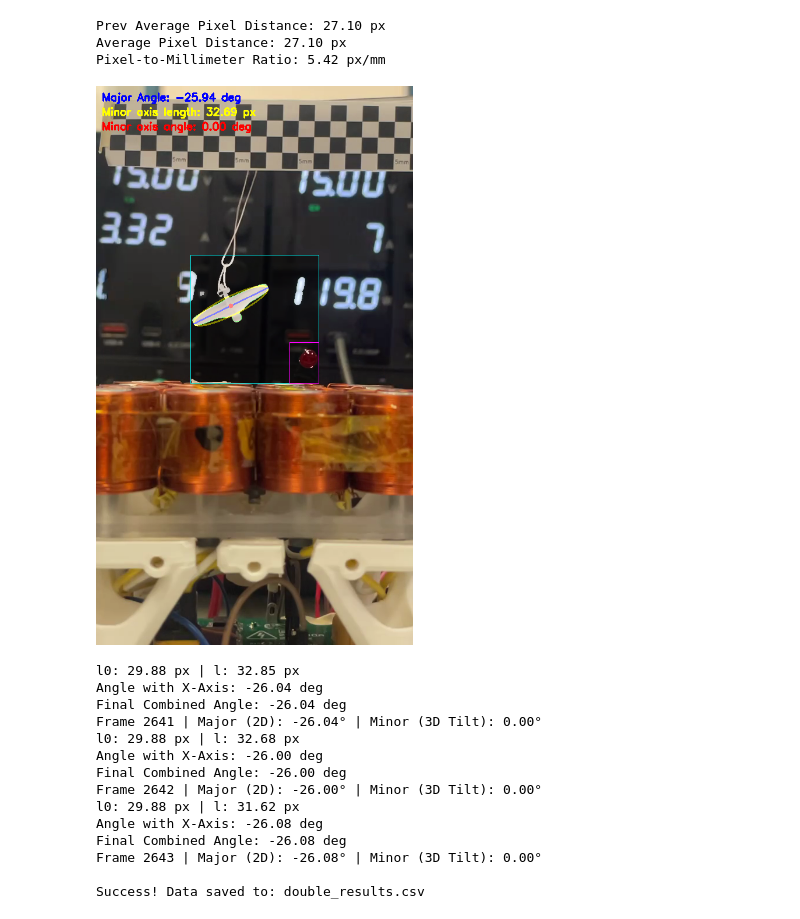
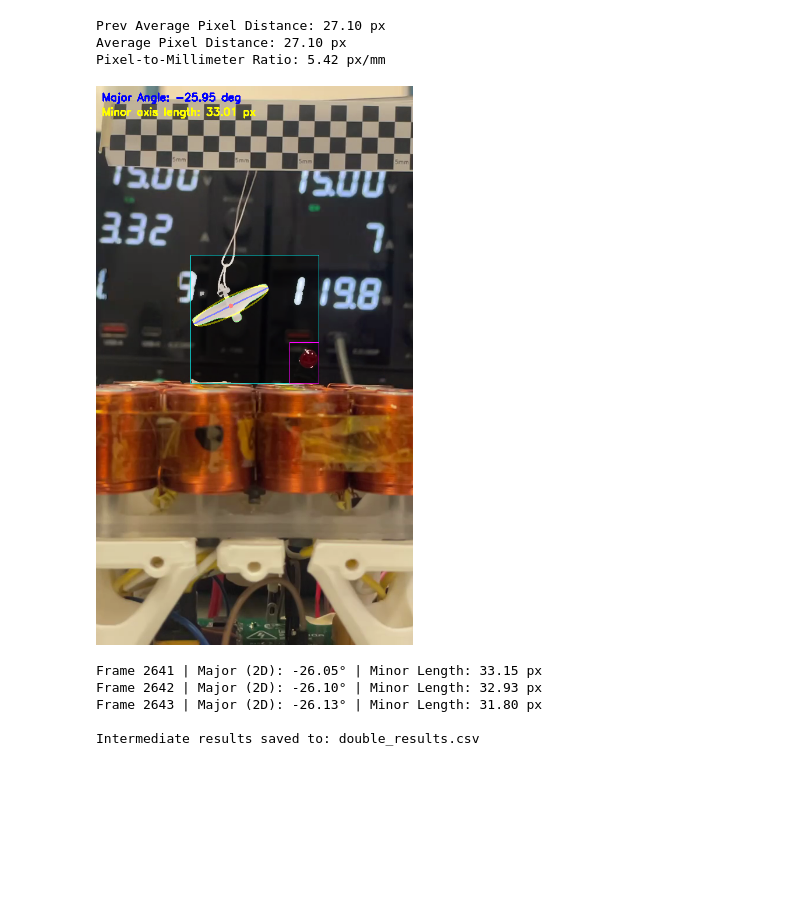
Before and after one commit to YingK8/FlyingRobotsLinLiweiLab, a Jupyter notebook: writeup/double.ipynb, the cells around one changed output. Saved outputs shown, nothing was run; the diff lists cells and outputs as text; code cells hidden in the pictures; blank space fills up the shorter version.

```diff
--- a/writeup/double.ipynb
+++ b/writeup/double.ipynb
@@ -186,7 +186,7 @@ while True:
     prev_brightness = current_brightness
 
     # 3. Disconnect thin strings/sticks using Morphological Opening
-    kernel = cv2.getStructuringElement(cv2.MORPH_ELLIPSE, (13,13))
+    kernel = cv2.getStructuringElement(cv2.MORPH_ELLIPSE, (12,12))
     clean_mask = cv2.morphologyEx(binary, cv2.MORPH_OPEN, kernel)
 
     # 4. Find contours and strictly keep only the largest one
@@ -196,7 +196,7 @@ while True:
         "frame": frame_count, "timestamp_sec": frame_count / fps, "detected": False,
         "line_point_x": None, "line_point_y": None, "line_dir_x": None, "line_dir_y": None,
         "line_angle_deg_major": None, "line_angle_deg_minor": None, "longest_width_px": None,
-        "contour_area_px": None, "final_combined_angle_deg": None
+        "contour_area_px": None, "final_combined_angle_deg": None, "minor_len_px": None
     }
 
     overlay = frame.copy()  # Draw on full frame instead of binary
@@ -234,42 +234,16 @@ while True:
                 proj_minor = np.dot(centered, eigenvectors[1])
 
                 major_len = float(proj_major.max() - proj_major.min())
-                # minor_len = float(proj_minor.max() - proj_minor.min())
+
+                # Use the smallest-side minor length (per your request)
                 minor_len = math.fabs(2 * float(proj_minor.min()))
 
-                # Initialize l0 from the first valid PCA minor-axis length
-                if l0 is None and minor_len > 0:
-                    l0 = float(minor_len)
+                # Store minor length in the per-frame data (CSV will keep this)
+                frame_data["minor_len_px"] = round(float(minor_len), 2)
 
-                # PCA foreshortening tilt from minor axis: theta = acos(l / l0)
-                ratio_minor = min(max(minor_len / l0, 0.0), 1.0) if l0 and l0 > 0 else 1.0
-                angle_rad_minor = math.acos(ratio_minor)
-                angle_deg_minor = math.degrees(angle_rad_minor)
-                print(f"l0: {l0:.2f} px | l: {minor_len:.2f} px")
-
-                # Normalize angles for readable output
+                # Normalize major angle for readable output
                 if angle_deg_major > 90: angle_deg_major -= 180
                 elif angle_deg_major < -90: angle_deg_major += 180
-
-                if angle_deg_minor > 90: angle_deg_minor -= 180
-                elif angle_deg_minor < -90: angle_deg_minor += 180
-
-
-                # Convert degrees to radians for Python's math library
-                rad_major = math.radians(angle_deg_major)
-                rad_tilt = math.radians(angle_deg_minor)
-
-                # 1. Corrected 3D angle with the horizontal left/right axis
-                tan_alpha = math.tan(rad_major) * math.cos(rad_tilt)
-                true_axis_angle = math.degrees(math.atan(tan_alpha))
-
-                # 2. Combined final angle from azimuthal (major axis) and radial (area-based tilt)
-                sin_beta = math.sin(rad_major) * math.cos(rad_tilt)
-                final_combined_angle = math.degrees(math.asin(sin_beta))
-
-                print(f"Angle with X-Axis: {true_axis_angle:.2f} deg")
-                print(f"Final Combined Angle: {final_combined_angle:.2f} deg")
-
 
                 # Convert local crop coordinates to full-frame coordinates
                 cx_full = float(cx_local + x1)
@@ -279,15 +253,11 @@ while True:
                     "detected": True, "line_point_x": round(cx_full, 2), "line_point_y": round(cy_full, 2),
                     "line_dir_x": round(float(vx), 4), "line_dir_y": round(float(vy), 4),
                     "line_angle_deg_major": round(angle_deg_major, 2),
-                    # "line_angle_deg_minor": round(angle_deg_minor, 2),
-                    # "true_axis_angle_deg": round(true_axis_angle, 2),
-                    # "true_floor_angle_deg": round(final_combined_angle, 2),
-                    "final_combined_angle_deg": round(final_combined_angle, 2),
                     "longest_width_px": round(major_len, 2)
                 })
 
-                # Print to console
-                print(f"Frame {frame_count} | Major (2D): {angle_deg_major:.2f}° | Minor (3D Tilt): {angle_deg_minor:.2f}°")
+                # Print to console (keep informative prints)
+                print(f"Frame {frame_count} | Major (2D): {angle_deg_major:.2f}° | Minor Length: {minor_len:.2f} px")
 
                 # --- Visualizations on full frame ---
                 best_cnt_full = best_cnt.copy()
@@ -295,7 +265,7 @@ while True:
                 best_cnt_full[:, :, 1] += y1
                 cv2.drawContours(overlay, [best_cnt_full], -1, (0, 255, 0), 1)
 
-                # Draw tight ellipse using PCA dimensions and oriented via the Major Angle
+                # Draw tight ellipse using the smallest-side minor for visualization (tight fit)
                 rx, ry = int(major_len / 2), int(minor_len / 2)
                 cv2.ellipse(overlay, (int(cx_full), int(cy_full)), (rx, ry), angle_deg_major, 0, 360, (0, 255, 255), 2)
 
@@ -306,58 +276,47 @@ while True:
                 cv2.line(overlay, pt1, pt2, (255, 0, 0), 2)
                 cv2.circle(overlay, (int(cx_full), int(cy_full)), 4, (0, 0, 255), -1)
 
-                # Display BOTH angles on the video frame
+                # Display Major angle and Minor length on the video frame (keep putText lines)
                 cv2.putText(overlay, f"Major Angle: {angle_deg_major:.2f} deg", (10, 25),
                             cv2.FONT_HERSHEY_SIMPLEX, 0.6, (255, 0, 0), 2)
                 cv2.putText(overlay, f"Minor axis length: {minor_len:.2f} px", (10, 50),
                             cv2.FONT_HERSHEY_SIMPLEX, 0.6, (0, 255, 255), 2)
-                cv2.putText(overlay, f"Minor axis angle: {angle_deg_minor:.2f} deg", (10, 75),
-                            cv2.FONT_HERSHEY_SIMPLEX, 0.6, (0, 0, 255), 2)
 
     # Overlay the binary mask onto the full frame
     main_mask_bgr = cv2.cvtColor(binary, cv2.COLOR_GRAY2BGR)
     if (y2 > y1) and (x2 > x1) and overlay[y1:y2, x1:x2].shape[:2] == main_mask_bgr.shape[:2]:
         overlay[y1:y2, x1:x2] = cv2.addWeighted(overlay[y1:y2, x1:x2], 0.5, main_mask_bgr, 0.5, 0)
 
     # Draw crop rectangle on full frame
     cv2.rectangle(overlay, (x1, y1), (x2, y2), (255, 255, 0), 1)
 
     # Draw ROI rectangle on full frame
     roi_x1 = x1 + max(w - roi_size, 0)
     roi_y1 = y1 + max(h - roi_size - 20, 0)
     roi_x2 = x1 + w
     roi_y2 = y1 + h
     cv2.rectangle(overlay, (roi_x1, roi_y1), (roi_x2, roi_y2), (255, 0, 255), 1)
 
     data_log.append(frame_data)
 
     if frame_count % 100 == 0:
         print(f"Processed {frame_count} frames...")
 
     # Visualization refresh
     if frame_count % display_every_n_frames == 0:
         img = PIL.Image.fromarray(cv2.cvtColor(overlay, cv2.COLOR_BGR2RGB))
         clear_output(wait=True)
         display(img)
 
-# Clean up and save results
+# Clean up and save intermediate results
 cap.release()
 df = pd.DataFrame(data_log)
 df.to_csv(output_csv_path, index=False)
-print(f"\nSuccess! Data saved to: {output_csv_path}")
+print(f"\nIntermediate results saved to: {output_csv_path}")
 # %% [output]
-[figure, old version]
+[figure, new version]
-l0: 29.88 px | l: 32.85 px
-Angle with X-Axis: -26.04 deg
-Final Combined Angle: -26.04 deg
-Frame 2641 | Major (2D): -26.04° | Minor (3D Tilt): 0.00°
-l0: 29.88 px | l: 32.68 px
-Angle with X-Axis: -26.00 deg
-Final Combined Angle: -26.00 deg
-Frame 2642 | Major (2D): -26.00° | Minor (3D Tilt): 0.00°
-l0: 29.88 px | l: 31.62 px
-Angle with X-Axis: -26.08 deg
-Final Combined Angle: -26.08 deg
-Frame 2643 | Major (2D): -26.08° | Minor (3D Tilt): 0.00°
+Frame 2641 | Major (2D): -26.05° | Minor Length: 33.15 px
+Frame 2642 | Major (2D): -26.10° | Minor Length: 32.93 px
+Frame 2643 | Major (2D): -26.13° | Minor Length: 31.80 px
 
-Success! Data saved to: double_results.csv
+Intermediate results saved to: double_results.csv
```
Also changed, not shown: parts of 2 cells of this notebook, 1 other file.
